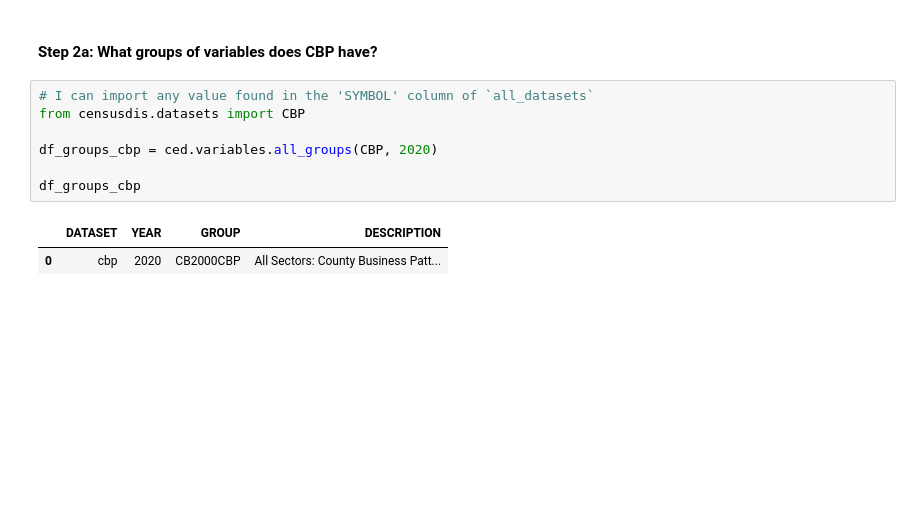
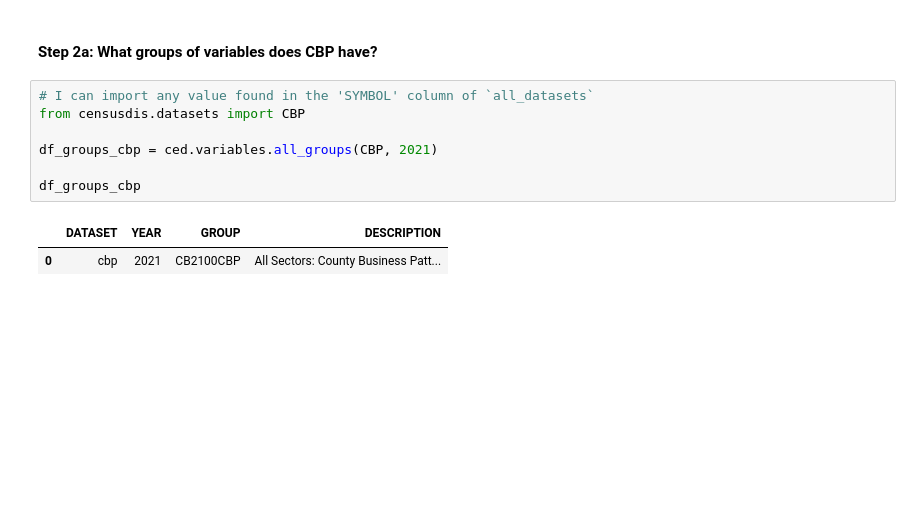
Before and after one commit to censusdis/introduction, a Jupyter notebook: Introduction to censusdis.ipynb, the cells around one changed output. Drawn from its saved outputs; the diff is of its cells as text.

```diff
--- a/Introduction to censusdis.ipynb
+++ b/Introduction to censusdis.ipynb
@@ -1182,13 +1174,13 @@ df_datasets[
 # %%
 # I can import any value found in the 'SYMBOL' column of `all_datasets`
 from censusdis.datasets import CBP
 
-df_groups_cbp = ced.variables.all_groups(CBP, 2020)
+df_groups_cbp = ced.variables.all_groups(CBP, 2021)
 
 df_groups_cbp
 # %% [output]
 |  | DATASET | YEAR | GROUP | DESCRIPTION |
-| 0 | cbp | 2020 | CB2000CBP | All Sectors: County Business Patt... |
+| 0 | cbp | 2021 | CB2100CBP | All Sectors: County Business Patt... |
 # %% [markdown]
 <br/><br/><br/><br/><br/><br/><br/><br/><br/>
 # %% [markdown]
```
Also changed, not shown: parts of 29 cells of this notebook.
